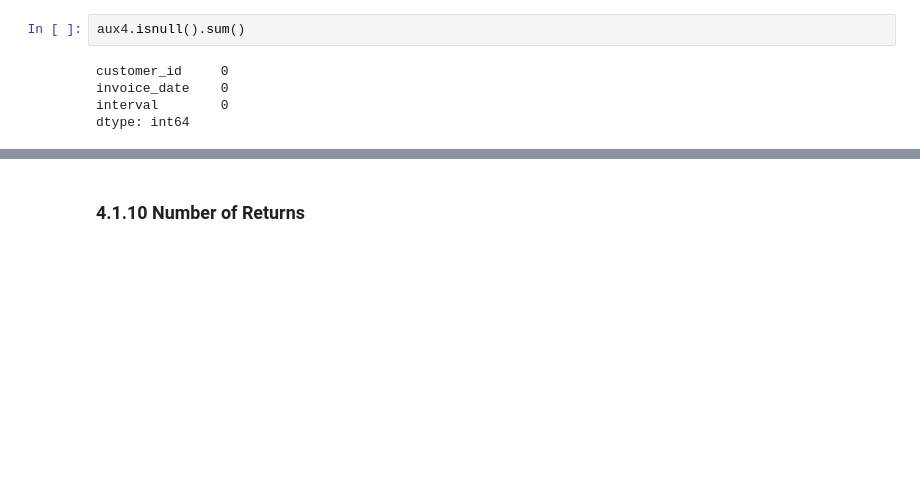
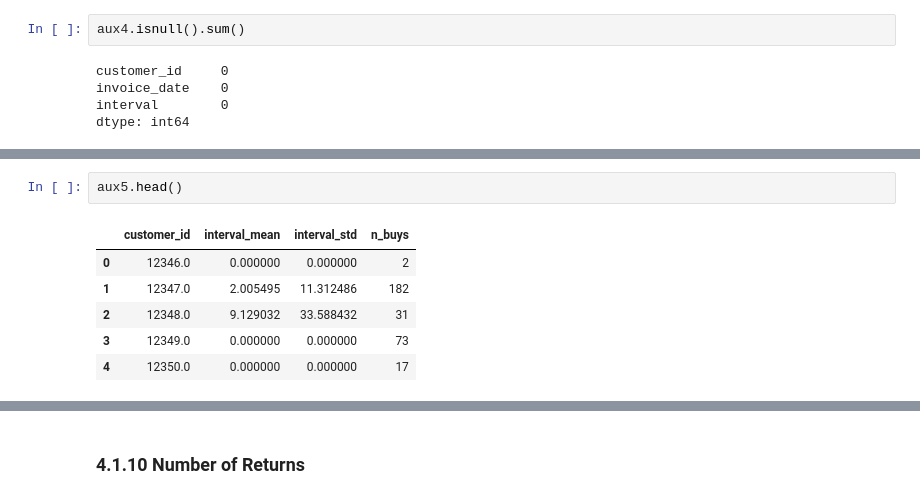
Before and after one commit to antonioorichard/E-commerce_com_Cluster, a Jupyter notebook: pa05.ipynb, the cells around one changed output, grey strips where cells are left out. Saved outputs shown, nothing was run; the diff lists cells and outputs as text; blank space fills up the shorter version.

```diff
--- a/pa05.ipynb
+++ b/pa05.ipynb
@@ -1316,0 +1395,9 @@ dtype: int64
+# %%
+aux5.head()
+# %% [output]
+|  | customer_id | interval_mean | interval_std | n_buys |
+| 0 | 12346.0 | 0.000000 | 0.000000 | 2 |
+| 1 | 12347.0 | 2.005495 | 11.312486 | 182 |
+| 2 | 12348.0 | 9.129032 | 33.588432 | 31 |
+| 3 | 12349.0 | 0.000000 | 0.000000 | 73 |
+| 4 | 12350.0 | 0.000000 | 0.000000 | 17 |
```
Also changed, not shown: parts of 52 cells of this notebook, 1 other file.
